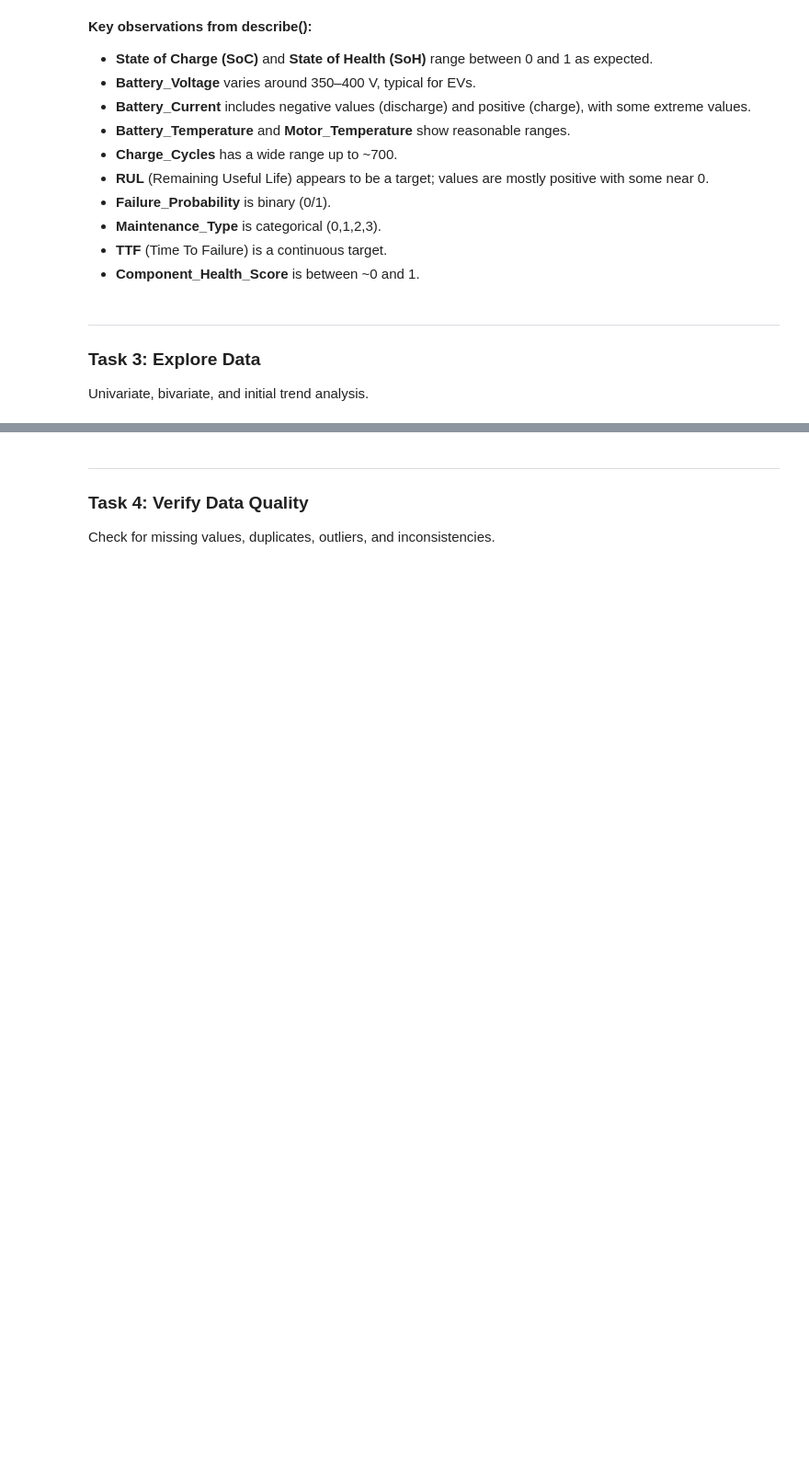
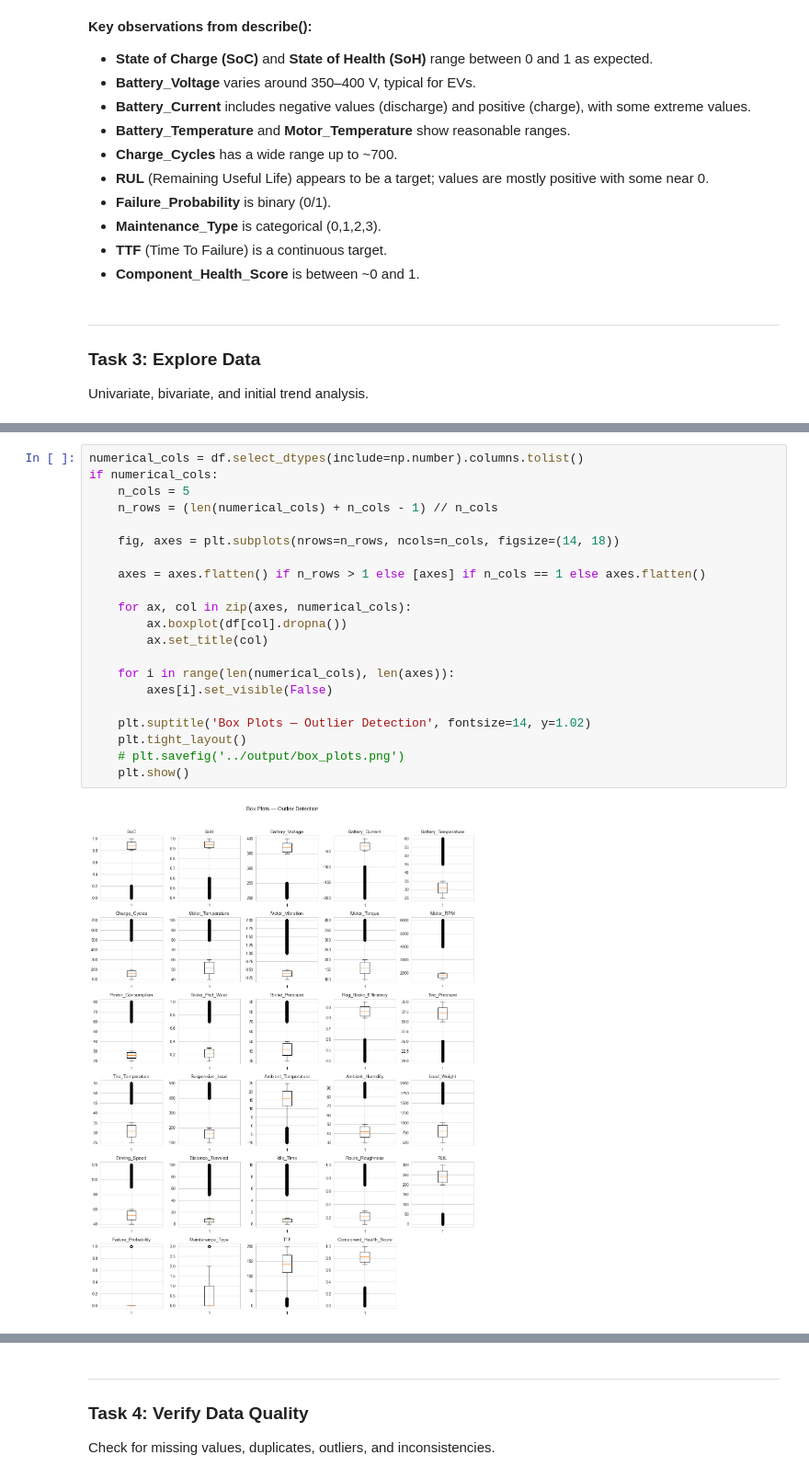
Before and after one commit to MahamedKhaledSaad11/Capstone-Project-DEPI, a Jupyter notebook: notebooks/Phase_2_Data_Understanding.ipynb, the cells around one changed output, grey strips where cells are left out. Shown at 92% size. Saved outputs shown, nothing was run; the diff lists cells and outputs as text; blank space fills up the shorter version.

```diff
--- a/notebooks/Phase_2_Data_Understanding.ipynb
+++ b/notebooks/Phase_2_Data_Understanding.ipynb
@@ -219,2 +259,25 @@ plt.show()
+# %%
+numerical_cols = df.select_dtypes(include=np.number).columns.tolist()
+if numerical_cols:
+    n_cols = 5
+    n_rows = (len(numerical_cols) + n_cols - 1) // n_cols
+
+    fig, axes = plt.subplots(nrows=n_rows, ncols=n_cols, figsize=(14, 18))
+
+    axes = axes.flatten() if n_rows > 1 else [axes] if n_cols == 1 else axes.flatten()
+
+    for ax, col in zip(axes, numerical_cols):
+        ax.boxplot(df[col].dropna())
+        ax.set_title(col)
+
+    for i in range(len(numerical_cols), len(axes)):
+        axes[i].set_visible(False)
+
+    plt.suptitle('Box Plots — Outlier Detection', fontsize=14, y=1.02)
+    plt.tight_layout()
+    # plt.savefig('../output/box_plots.png')
+    plt.show()
+# %% [output]
+[figure, added]
 # %% [markdown]
 **Initial Insights & Hypotheses:**
```
Also changed, not shown: parts of 15 cells of this notebook.
